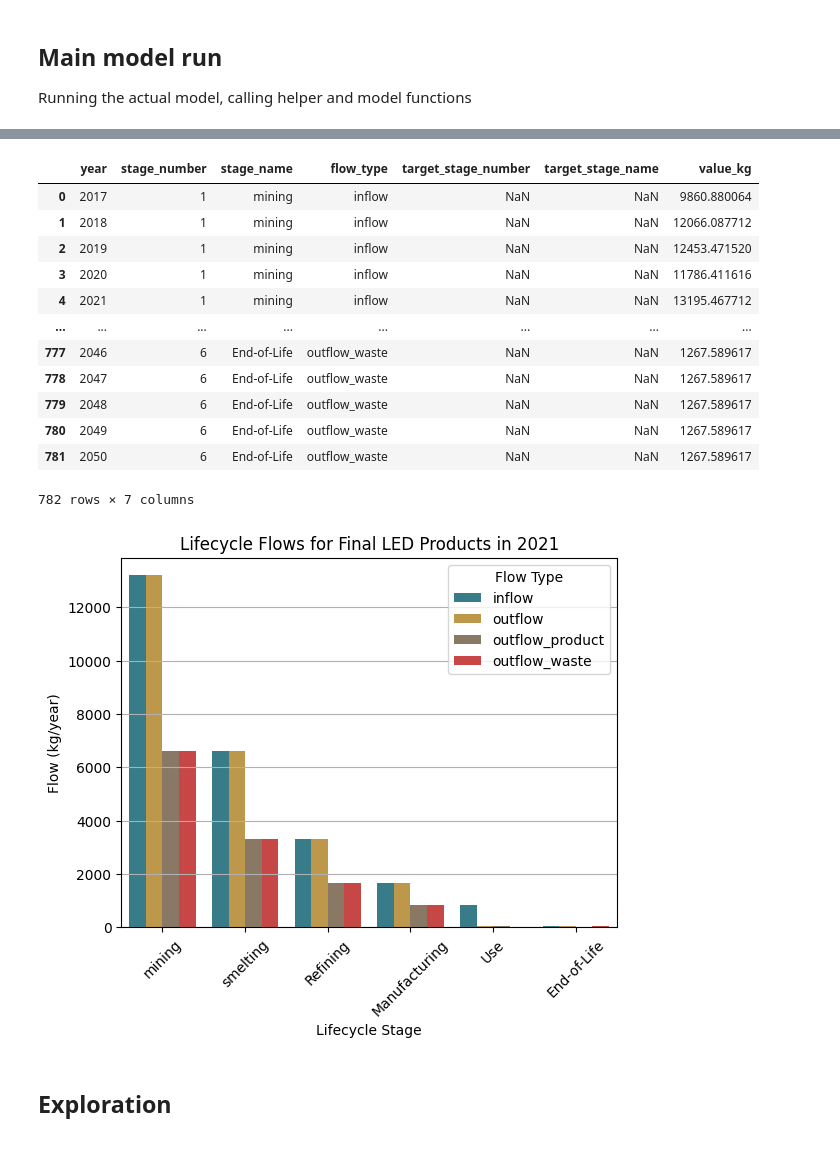
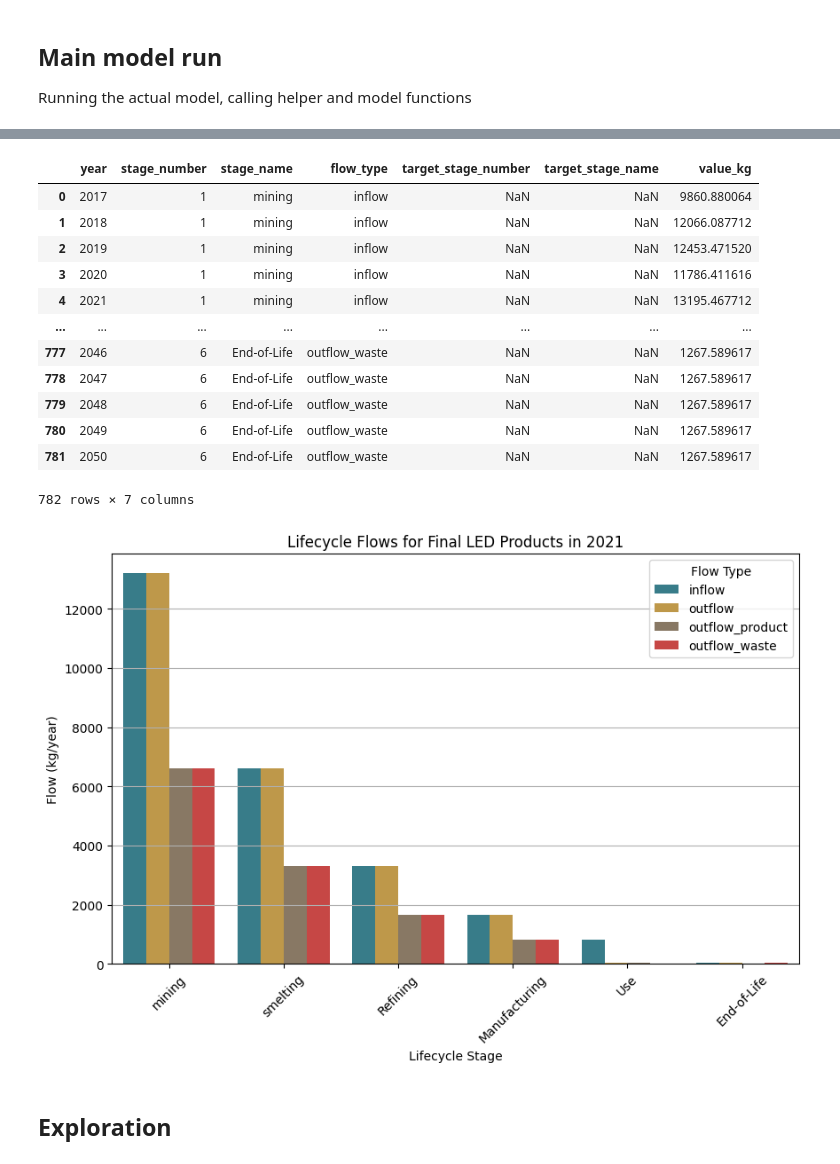
Before and after one commit to Rud-X/IE_MFA_2526_FinalAssignment_Gallium, a Jupyter notebook: Rud_Gallium_MFA_3.ipynb, the cells around one changed output, grey strips where cells are left out. Cells and saved outputs as stored; diff of their text form; code cells hidden in the pictures.

```diff
--- a/Rud_Gallium_MFA_3.ipynb
+++ b/Rud_Gallium_MFA_3.ipynb
@@ -1029,64 +1065,50 @@ mfa_system_with_lifecycle_flows = calculate_lifecycle_flows(
     mfa_system, lifecycle_stages_names
 )
 display(mfa_system_with_lifecycle_flows)
+
 # Plot for the year of 2021, showing the flow splits between lifecycle stages
-plot_data_2021 = mfa_system_with_lifecycle_flows[
-    mfa_system_with_lifecycle_flows["year"] == 2021
-]
-sns.barplot(
-    data=plot_data_2021,
-    x="stage_name",
-    y="value_kg",
-    hue="flow_type",
-    palette={
-        "inflow": "#2A8596",
-        "outflow": "#D19F37",
-        "outflow_product": "#8E795E",
-        "outflow_waste": "#DC322F",
-    },
+plot_lifecycle_flows_barplot(
+    mfa_system_with_lifecycle_flows[mfa_system_with_lifecycle_flows["year"] == 2021],
+    year=2021,
 )
-plt.title("Lifecycle Flows for Final LED Products in 2021")
-plt.xlabel("Lifecycle Stage")
-plt.ylabel("Flow (kg/year)")
-plt.xticks(rotation=45)
-plt.legend(title="Flow Type")
-plt.grid(axis="y")
-plt.show()
 
-plot_sankey_lifecycle_flows(mfa_system_with_lifecycle_flows, year=2021)
+
+plot_sankey_lifecycle_flows(
+    mfa_system_with_lifecycle_flows, year=2021, plot_waste_per_stage=True
+)
 # %% [output]
 |  | stocks [kg] | inflows [kg/year] | outflows [kg/year] | stock_changes [kg/year] |
 | year |  |  |  |  |
 | 2017 | 616.285485 | 616.305004 | 0.019519 | 6.162855e+02 |
 | 2018 | 1370.147170 | 754.130482 | 0.268797 | 7.538617e+02 |
 | 2019 | 2146.068555 | 778.341970 | 2.420585 | 7.759214e+02 |
 | 2020 | 2868.161269 | 736.650726 | 14.558012 | 7.220927e+02 |
 | 2021 | 3633.450882 | 824.716732 | 59.427119 | 7.652896e+02 |
 | 2022 | 4304.742266 | 839.904417 | 168.613032 | 6.712914e+02 |
 | 2023 | 4840.792261 | 880.607412 | 344.557417 | 5.360500e+02 |
 | 2024 | 5246.331031 | 939.535628 | 533.996858 | 4.055388e+02 |
 | 2025 | 5582.472813 | 1009.398978 | 673.257196 | 3.361418e+02 |
 | 2026 | 5915.783990 | 1082.907371 | 749.596194 | 3.333112e+02 |
 | ... | ... | ... | ... | ... |
 | 2046 | 8239.334514 | 1267.589617 | 1267.589617 | 2.037268e-10 |
 | 2047 | 8239.334514 | 1267.589617 | 1267.589617 | 1.818989e-12 |
 | 2048 | 8239.334514 | 1267.589617 | 1267.589617 | 0.000000e+00 |
 | 2049 | 8239.334514 | 1267.589617 | 1267.589617 | -1.818989e-12 |
 | 2050 | 8239.334514 | 1267.589617 | 1267.589617 | 1.818989e-12 |
 |  | year | stage_number | stage_name | flow_type | target_stage_number | target_stage_name | value_kg |
 | 0 | 2017 | 1 | mining | inflow | NaN | NaN | 9860.880064 |
 | 1 | 2018 | 1 | mining | inflow | NaN | NaN | 12066.087712 |
 | 2 | 2019 | 1 | mining | inflow | NaN | NaN | 12453.471520 |
 | 3 | 2020 | 1 | mining | inflow | NaN | NaN | 11786.411616 |
 | 4 | 2021 | 1 | mining | inflow | NaN | NaN | 13195.467712 |
 | ... | ... | ... | ... | ... | ... | ... | ... |
 | 777 | 2046 | 6 | End-of-Life | outflow_waste | NaN | NaN | 1267.589617 |
 | 778 | 2047 | 6 | End-of-Life | outflow_waste | NaN | NaN | 1267.589617 |
 | 779 | 2048 | 6 | End-of-Life | outflow_waste | NaN | NaN | 1267.589617 |
 | 780 | 2049 | 6 | End-of-Life | outflow_waste | NaN | NaN | 1267.589617 |
 | 781 | 2050 | 6 | End-of-Life | outflow_waste | NaN | NaN | 1267.589617 |
 782 rows × 7 columns
-[figure, old version]
+[figure, new version]
 # %% [markdown]
 ## Exploration
 # %%
```
Also changed, not shown: parts of 1 cell of this notebook.
